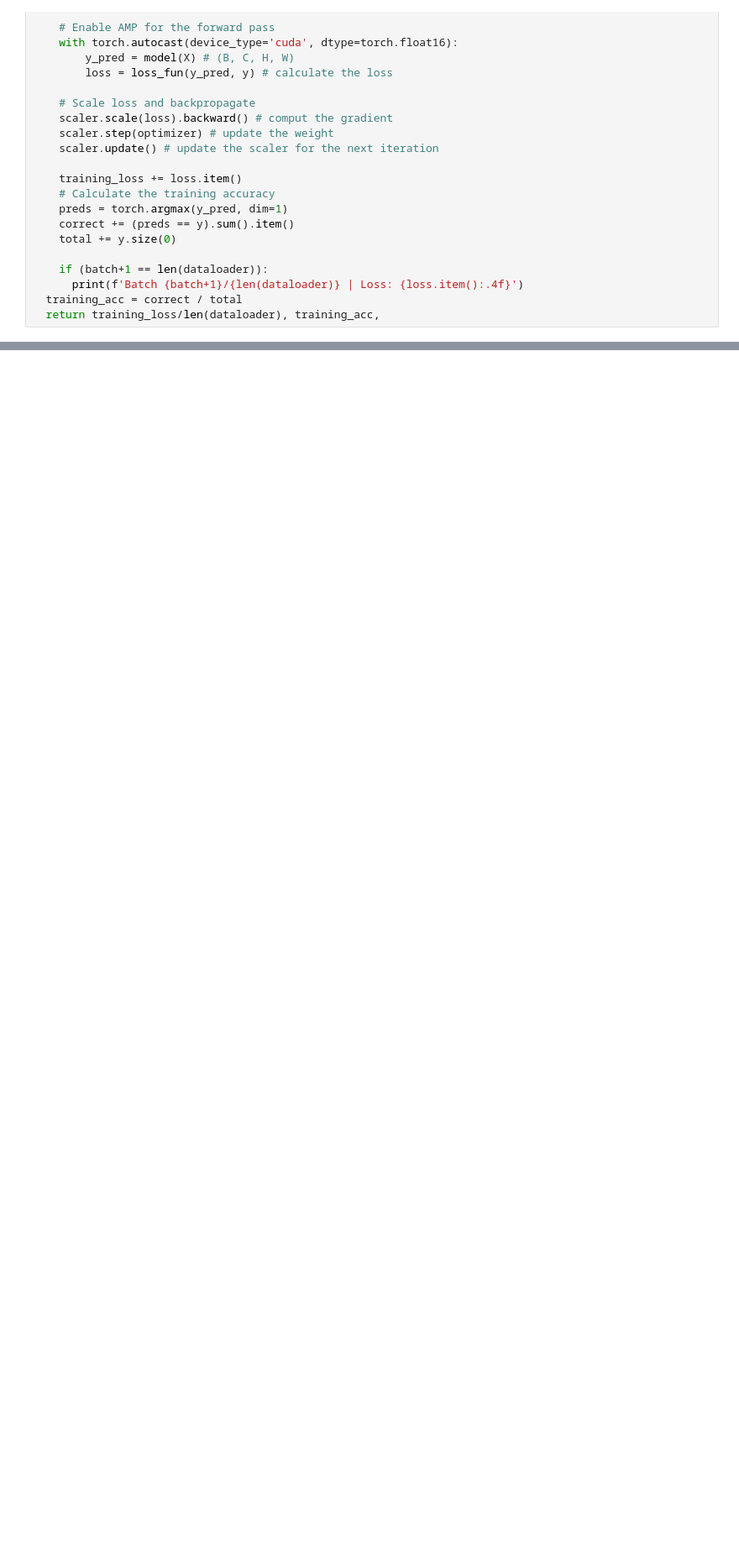
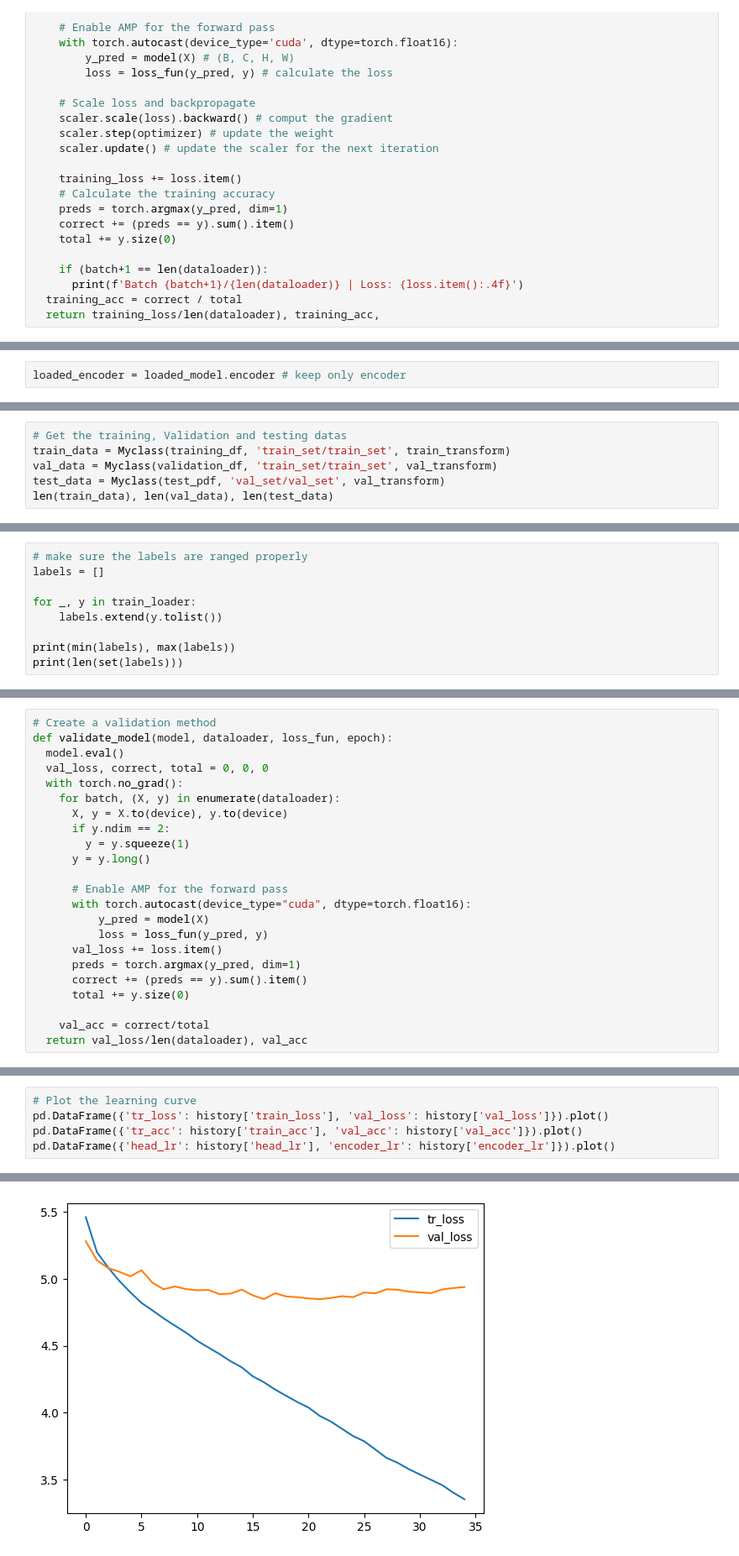
Before and after one commit to nawroz-m/food-classification, a Jupyter notebook: food-classification-v3.ipynb, the cells around one changed output, grey strips where cells are left out. Shown at 84% size. Drawn from its saved outputs; the diff is of its cells as text; blank space fills up the shorter version.

```diff
--- a/food-classification-v3.ipynb
+++ b/food-classification-v3.ipynb
@@ -466,0 +556,2 @@ pd.DataFrame({'lr': history['lr']}).plot()
+# %%
+loaded_encoder = loaded_model.encoder # keep only encoder
@@ -466,0 +705,6 @@ pd.DataFrame({'lr': history['lr']}).plot()
+# %%
+# Get the training, Validation and testing datas
+train_data = Myclass(training_df, 'train_set/train_set', train_transform)
+val_data = Myclass(validation_df, 'train_set/train_set', val_transform)
+test_data = Myclass(test_pdf, 'val_set/val_set', val_transform)
+len(train_data), len(val_data), len(test_data)
@@ -466,0 +733,9 @@ pd.DataFrame({'lr': history['lr']}).plot()
+# %%
+# make sure the labels are ranged properly
+labels = []
+
+for _, y in train_loader:
+    labels.extend(y.tolist())
+
+print(min(labels), max(labels))
+print(len(set(labels)))
@@ -466,0 +777,23 @@ pd.DataFrame({'lr': history['lr']}).plot()
+# %%
+# Create a validation method
+def validate_model(model, dataloader, loss_fun, epoch):
+  model.eval()
+  val_loss, correct, total = 0, 0, 0
+  with torch.no_grad():
+    for batch, (X, y) in enumerate(dataloader):
+      X, y = X.to(device), y.to(device)
+      if y.ndim == 2:
+        y = y.squeeze(1)
+      y = y.long()
+
+      # Enable AMP for the forward pass
+      with torch.autocast(device_type="cuda", dtype=torch.float16):
+          y_pred = model(X)
+          loss = loss_fun(y_pred, y)
+      val_loss += loss.item()
+      preds = torch.argmax(y_pred, dim=1)
+      correct += (preds == y).sum().item()
+      total += y.size(0)
+
+    val_acc = correct/total
+  return val_loss/len(dataloader), val_acc
@@ -466,0 +894,6 @@ pd.DataFrame({'lr': history['lr']}).plot()
+# %%
+# Plot the learning curve
+pd.DataFrame({'tr_loss': history['train_loss'], 'val_loss': history['val_loss']}).plot()
+pd.DataFrame({'tr_acc': history['train_acc'], 'val_acc': history['val_acc']}).plot()
+pd.DataFrame({'head_lr': history['head_lr'], 'encoder_lr': history['encoder_lr']}).plot()
+# %% [output]
@@ -466,0 +901 @@ pd.DataFrame({'lr': history['lr']}).plot()
+[figure, added]
```
Also changed, not shown: parts of 35 cells of this notebook, 1 other file.
